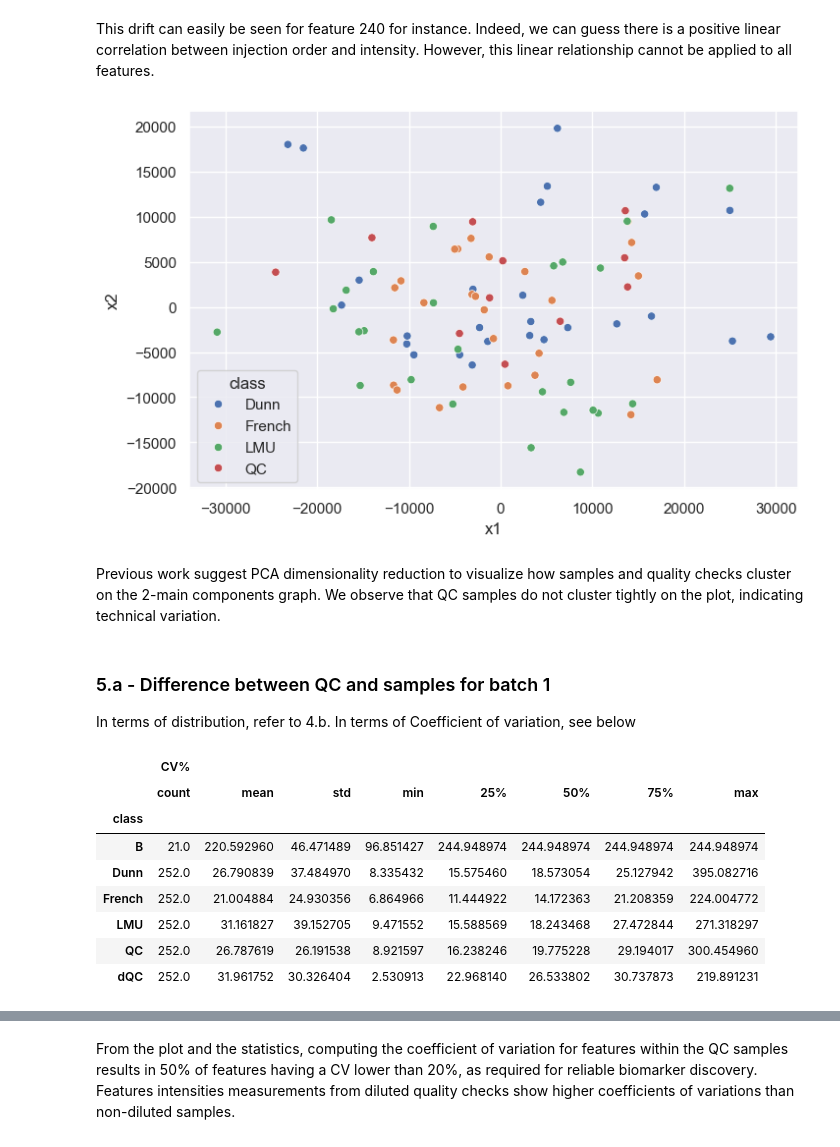
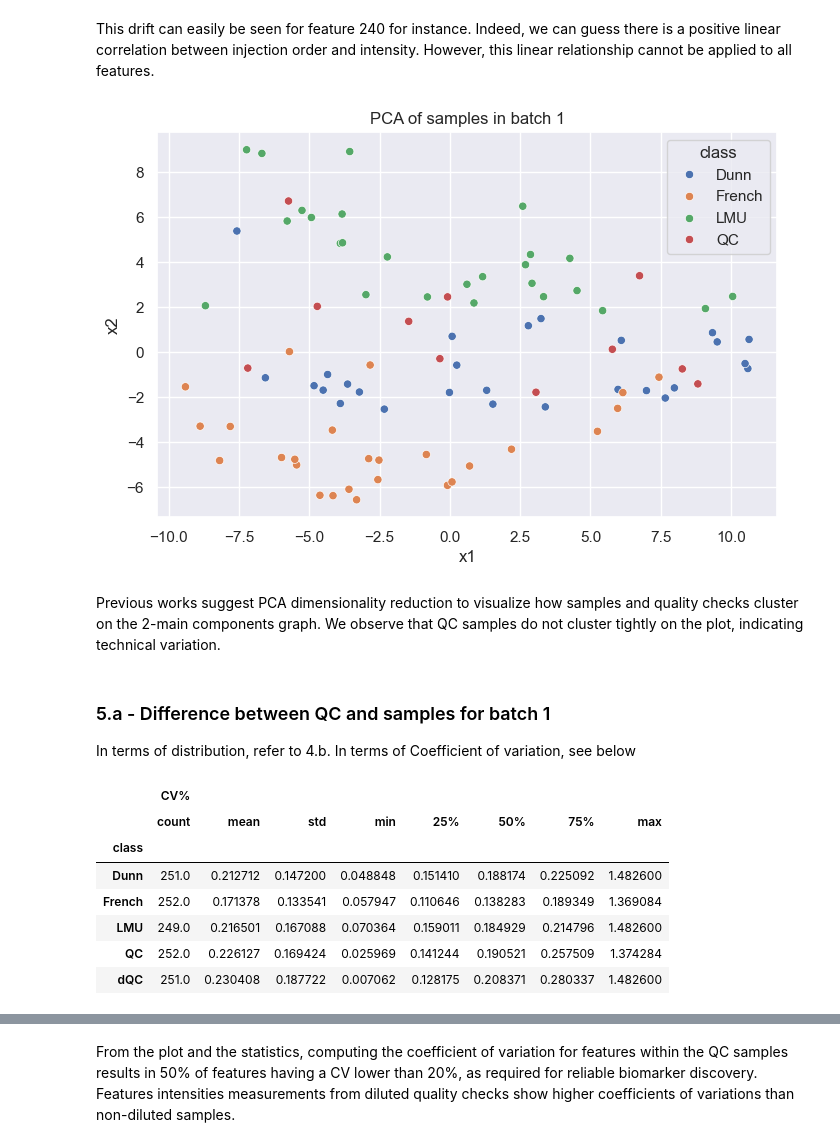
Before and after one commit to PhiCtl/glycan-biomarkers, a Jupyter notebook: notebooks/eda.ipynb, the cells around one changed output, grey strips where cells are left out. Saved outputs shown, nothing was run; the diff lists cells and outputs as text; code cells hidden in the pictures.

```diff
--- a/notebooks/eda.ipynb
+++ b/notebooks/eda.ipynb
@@ -10,5 +13,6 @@ import scipy.stats as st
 # %%
-DATA_PATH = "../../data/input"
+DATA_PATH = "../data/input"
+OUTPUT_PATH = "../outputs"
 # %% [markdown]
 # Datasets
 # %%
@@ -235,7 +243,7 @@ summary.sort_values(by='50%')
 # %%
-sns.set(rc = {'figure.figsize':(30, 20)})
+sns.set(rc = {'figure.figsize':(40, 20)})
 fig = sns.boxplot(data = df_data_melt,\
-                   x='feature', y='intensity')#, palette = 'Set2')
+                   x='feature_number', y='intensity')#, palette = 'Set2')
 fig.set(yscale='log')
 fig.axes.set_title('Features intensity distribution',fontsize=20)
 fig.set_xlabel("Features",fontsize=20)
@@ -482,20 +505,23 @@ However, this linear relationship cannot be applied to all features.
 # %%
 from sklearn.decomposition import PCA
 
 pca_2d = PCA(n_components=2)
 df_X = df_data[(df_data['batch'] == 1) & (df_data['class'].isin(['QC', 'Dunn', 'LMU', 'French']))].reset_index(drop=True)
-X = df_X.drop(['class', 'sample', 'order', 'batch', 'sub_batch'], axis=1).to_numpy()
+X = df_X.drop(['class', 'sample', 'order', 'batch', 'sub_batch'], axis=1)\
+        .map(lambda x : 0 if x < 1E3 else np.log10(x)).to_numpy()
 X_new = pca_2d.fit_transform(X)
 
 sns.set(rc = {'figure.figsize':(8, 5)})
 df_plot = pd.DataFrame(X_new, columns=['x1', 'x2'])
 df_plot['class'] = df_X['class']
 
 fig = sns.scatterplot(df_plot, x='x1', y='x2', hue='class')#, style='sub_batch')
+fig.set_title('PCA of samples in batch 1')
+plt.savefig(os.path.join(OUTPUT_PATH, 'PCA_samples.png'))
 # %% [output]
-[figure, old version]
+[figure, new version]
 # %% [markdown]
-Previous work suggest PCA dimensionality reduction to visualize how samples and quality checks cluster on the 2-main components graph. We observe that QC samples do not cluster tightly on the plot, indicating technical variation.
+Previous works suggest PCA dimensionality reduction to visualize how samples and quality checks cluster on the 2-main components graph. We observe that QC samples do not cluster tightly on the plot, indicating technical variation.
 # %% [markdown]
 ### 5.a - Difference between QC and samples for batch 1
 
@@ -508,15 +530,14 @@ cv = df_data_melt[[ 'feature', 'intensity','class']][df_data_melt['batch'] == 1]
 # %%
-cv.groupby(['class']).describe()
+cv_classwise.groupby(['class']).describe()
 # %% [output]
 |  | CV% |  |  |  |  |  |  |  |
 |  | count | mean | std | min | 25% | 50% | 75% | max |
 | class |  |  |  |  |  |  |  |  |
-| B | 21.0 | 220.592960 | 46.471489 | 96.851427 | 244.948974 | 244.948974 | 244.948974 | 244.948974 |
-| Dunn | 252.0 | 26.790839 | 37.484970 | 8.335432 | 15.575460 | 18.573054 | 25.127942 | 395.082716 |
-| French | 252.0 | 21.004884 | 24.930356 | 6.864966 | 11.444922 | 14.172363 | 21.208359 | 224.004772 |
-| LMU | 252.0 | 31.161827 | 39.152705 | 9.471552 | 15.588569 | 18.243468 | 27.472844 | 271.318297 |
-| QC | 252.0 | 26.787619 | 26.191538 | 8.921597 | 16.238246 | 19.775228 | 29.194017 | 300.454960 |
-| dQC | 252.0 | 31.961752 | 30.326404 | 2.530913 | 22.968140 | 26.533802 | 30.737873 | 219.891231 |
+| Dunn | 251.0 | 0.212712 | 0.147200 | 0.048848 | 0.151410 | 0.188174 | 0.225092 | 1.482600 |
+| French | 252.0 | 0.171378 | 0.133541 | 0.057947 | 0.110646 | 0.138283 | 0.189349 | 1.369084 |
+| LMU | 249.0 | 0.216501 | 0.167088 | 0.070364 | 0.159011 | 0.184929 | 0.214796 | 1.482600 |
+| QC | 252.0 | 0.226127 | 0.169424 | 0.025969 | 0.141244 | 0.190521 | 0.257509 | 1.374284 |
+| dQC | 251.0 | 0.230408 | 0.187722 | 0.007062 | 0.128175 | 0.208371 | 0.280337 | 1.482600 |
 # %%
 sns.set(rc = {'figure.figsize':(10, 5)})
 
```
Also changed, not shown: parts of 37 cells of this notebook.
